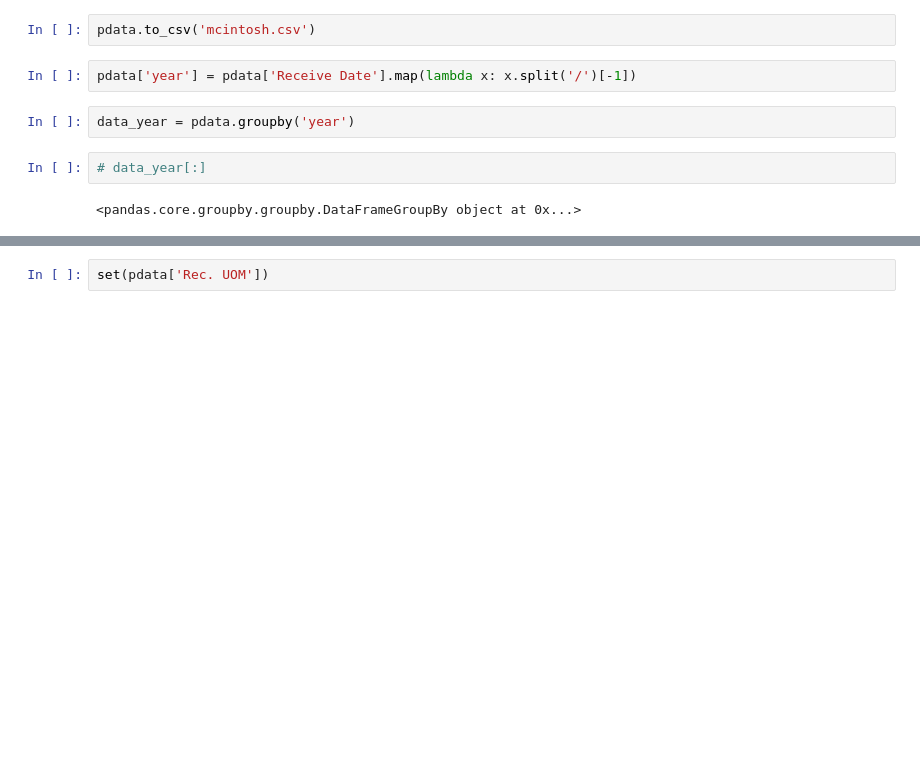
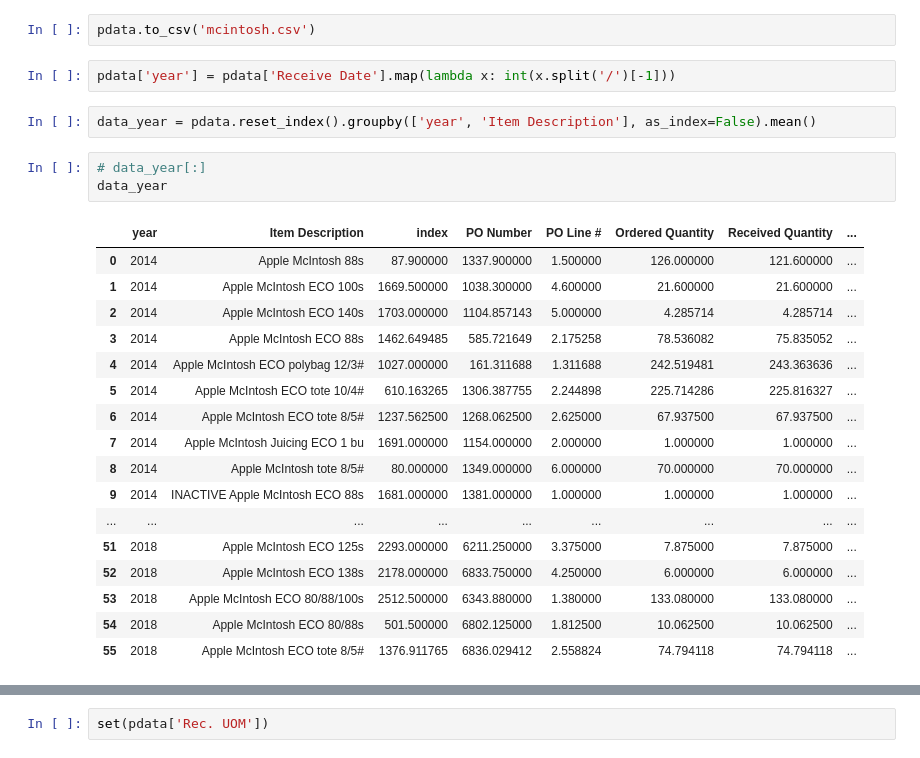
Before and after one commit to cbonoz/bostonfood18, a Jupyter notebook: RedTomato.ipynb, the cells around one changed output, grey strips where cells are left out. Saved outputs shown, nothing was run; the diff lists cells and outputs as text; blank space fills up the shorter version.

```diff
--- a/RedTomato.ipynb
+++ b/RedTomato.ipynb
@@ -149,10 +149,27 @@ pdata['price'] = pdata['Actual Inventory Cost']/pdata['Received Quantity']
 # %%
 pdata.to_csv('mcintosh.csv')
 # %%
-pdata['year'] = pdata['Receive Date'].map(lambda x: x.split('/')[-1])
+pdata['year'] = pdata['Receive Date'].map(lambda x: int(x.split('/')[-1]))
 # %%
-data_year = pdata.groupby('year')
+data_year = pdata.reset_index().groupby(['year', 'Item Description'], as_index=False).mean()
 # %%
 # data_year[:]
+data_year
 # %% [output]
-<pandas.core.groupby.groupby.DataFrameGroupBy object at 0x...>
+|  | year | Item Description | index | PO Number | PO Line # | Ordered Quantity | Received Quantity | ... |
+| 0 | 2014 | Apple McIntosh 88s | 87.900000 | 1337.900000 | 1.500000 | 126.000000 | 121.600000 | ... |
+| 1 | 2014 | Apple McIntosh ECO 100s | 1669.500000 | 1038.300000 | 4.600000 | 21.600000 | 21.600000 | ... |
+| 2 | 2014 | Apple McIntosh ECO 140s | 1703.000000 | 1104.857143 | 5.000000 | 4.285714 | 4.285714 | ... |
+| 3 | 2014 | Apple McIntosh ECO 88s | 1462.649485 | 585.721649 | 2.175258 | 78.536082 | 75.835052 | ... |
+| 4 | 2014 | Apple McIntosh ECO polybag 12/3# | 1027.000000 | 161.311688 | 1.311688 | 242.519481 | 243.363636 | ... |
+| 5 | 2014 | Apple McIntosh ECO tote 10/4# | 610.163265 | 1306.387755 | 2.244898 | 225.714286 | 225.816327 | ... |
+| 6 | 2014 | Apple McIntosh ECO tote 8/5# | 1237.562500 | 1268.062500 | 2.625000 | 67.937500 | 67.937500 | ... |
+| 7 | 2014 | Apple McIntosh Juicing ECO 1 bu | 1691.000000 | 1154.000000 | 2.000000 | 1.000000 | 1.000000 | ... |
+| 8 | 2014 | Apple McIntosh tote 8/5# | 80.000000 | 1349.000000 | 6.000000 | 70.000000 | 70.000000 | ... |
+| 9 | 2014 | INACTIVE Apple McIntosh ECO 88s | 1681.000000 | 1381.000000 | 1.000000 | 1.000000 | 1.000000 | ... |
+| ... | ... | ... | ... | ... | ... | ... | ... | ... |
+| 51 | 2018 | Apple McIntosh ECO 125s | 2293.000000 | 6211.250000 | 3.375000 | 7.875000 | 7.875000 | ... |
+| 52 | 2018 | Apple McIntosh ECO 138s | 2178.000000 | 6833.750000 | 4.250000 | 6.000000 | 6.000000 | ... |
+| 53 | 2018 | Apple McIntosh ECO 80/88/100s | 2512.500000 | 6343.880000 | 1.380000 | 133.080000 | 133.080000 | ... |
+| 54 | 2018 | Apple McIntosh ECO 80/88s | 501.500000 | 6802.125000 | 1.812500 | 10.062500 | 10.062500 | ... |
+| 55 | 2018 | Apple McIntosh ECO tote 8/5# | 1376.911765 | 6836.029412 | 2.558824 | 74.794118 | 74.794118 | ... |
```
Also changed, not shown: parts of 3 cells of this notebook, 7 other files.
